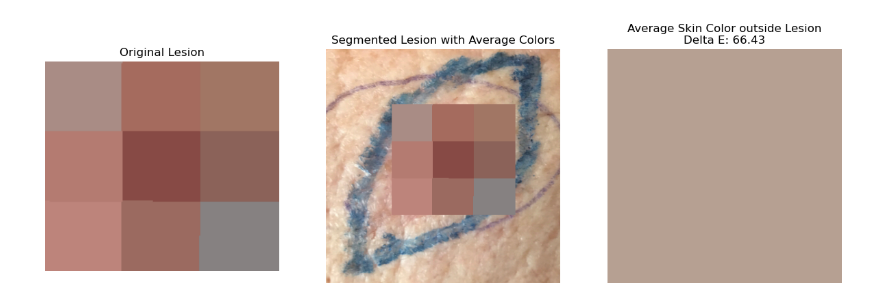
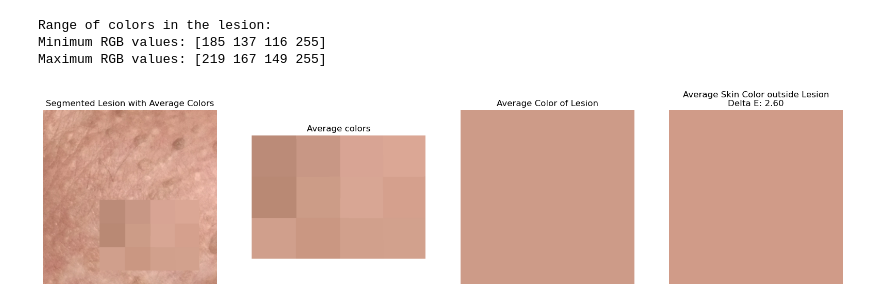
Before and after one commit to aniela2906/G, a Jupyter notebook: color/code_color.ipynb, the cells around one changed output. Saved outputs shown, nothing was run; the diff lists cells and outputs as text; code cells hidden in the pictures.

Commit message:
color code
-average colors inside lesion
- average color of a lesion
-average skin color
-delta E scale
-min, max of colors
-rage of colors

```diff
--- a/color/code_color.ipynb
+++ b/color/code_color.ipynb
@@ -63,8 +6,8 @@ from skimage import segmentation, color
 from sklearn.metrics import euclidean_distances
 
 # Load the image and its corresponding mask
-image_path = 'PAT_122_185_957.png'
-mask_path = 'PAT_122_185_957_mask.png'
+image_path = 'PAT_1709_3159_144.png'
+mask_path = 'PAT_1709_3159_144_mask.png'
 
 image = Image.open(image_path)
 mask = Image.open(mask_path).convert('L')
@@ -94,40 +37,61 @@ for label in np.unique(labels1):
     avg_color = np.mean(cropped_lesion[mask_label], axis=0)
     segment_colors.append(avg_color)
 
 # Assign average colors back to the lesion area in the original image
 for label, color in zip(np.unique(labels1), segment_colors):
     if label == 0:
         continue
     mask_label = labels1 == label
     rgb_img[min_x:max_x, min_y:max_y][mask_label] = color
 
 # Calculate average color for the areas outside the lesion
 skin_color = np.mean(rgb_img[mask == 0], axis=0)
 
 # Calculate Delta E between average skin color and average lesion color
 delta_e = np.linalg.norm(skin_color - np.mean(cropped_lesion, axis=(0, 1)))
 
+# Calculate average color of all colors in the lesion
+avg_lesion_color = np.mean(cropped_lesion, axis=(0, 1))
+
+# Calculate the range of colors in the lesion
+min_color = np.min(cropped_lesion, axis=(0, 1))
+max_color = np.max(cropped_lesion, axis=(0, 1))
+
+# Display the range of colors in the lesion
+print("Range of colors in the lesion:")
+print("Minimum RGB values:", min_color)
+print("Maximum RGB values:", max_color)
+
 # Display the results
-plt.figure(figsize=(15, 10))
-
-# Plot the original lesion
-plt.subplot(1, 3, 1)
-plt.imshow(cropped_lesion)
-plt.title('Original Lesion')
-plt.axis('off')
+plt.figure(figsize=(20, 10))
 
 # Plot the segmented lesion with average colors
-plt.subplot(1, 3, 2)
+plt.subplot(1, 4, 1)
 plt.imshow(rgb_img)
 plt.title('Segmented Lesion with Average Colors')
 plt.axis('off')
 
+# Plot the Average colors
+plt.subplot(1, 4, 2)
+plt.imshow(cropped_lesion)
+plt.title('Average colors')
+plt.axis('off')
+
+# Plot the average color of all colors in the lesion
+plt.subplot(1, 4, 3)
+plt.imshow([[[int(channel) for channel in avg_lesion_color]]])  # Create a single-pixel image with the average lesion color
+plt.title('Average Color of Lesion')
+plt.axis('off')
+
 # Plot the average skin color outside the lesion
-plt.subplot(1, 3, 3)
+plt.subplot(1, 4, 4)
 plt.imshow([[[int(channel) for channel in skin_color]]])  # Create a single-pixel image with the average skin color
 plt.title(f'Average Skin Color outside Lesion\nDelta E: {delta_e:.2f}')
 plt.axis('off')
 
 plt.show()
 # %% [output]
+Range of colors in the lesion:
+Minimum RGB values: [185 137 116 255]
+Maximum RGB values: [219 167 149 255]
-[figure, old version]
+[figure, new version]
```
Also changed, not shown: parts of 5 cells of this notebook, 6 other files.
